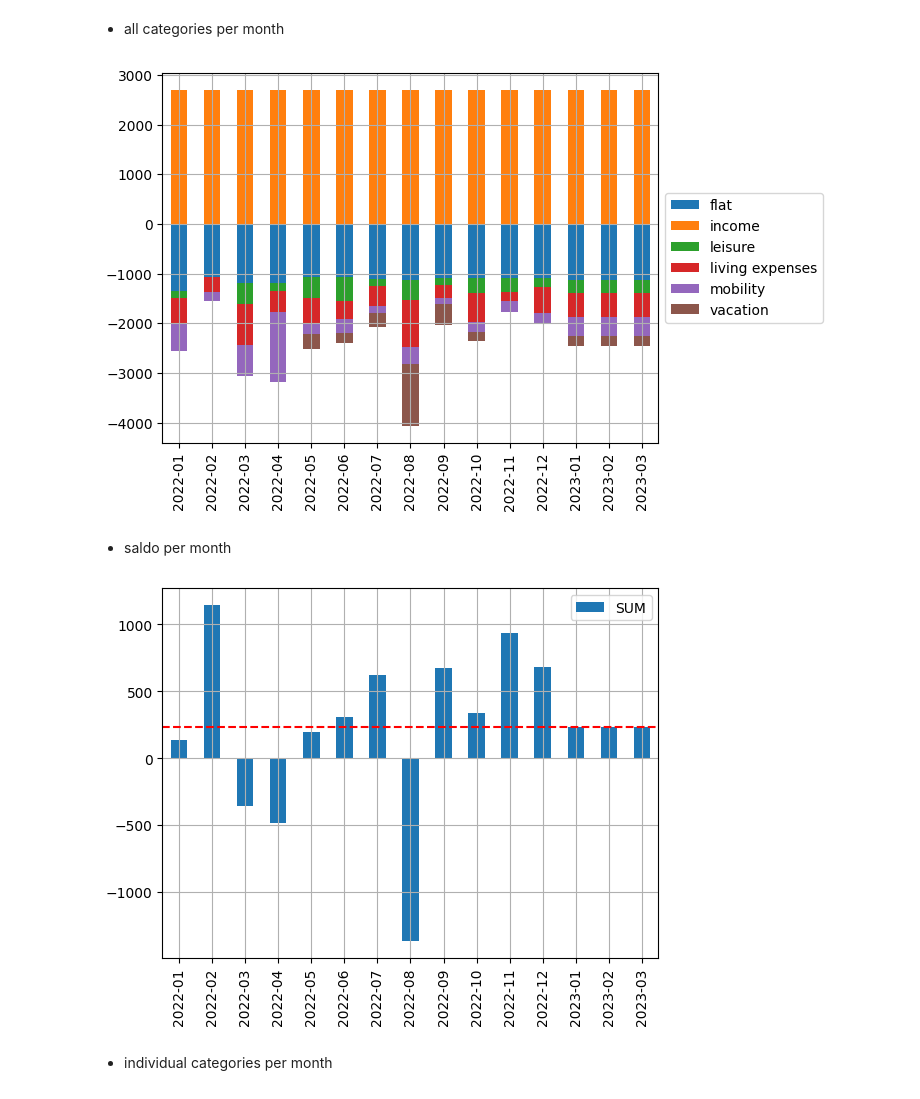
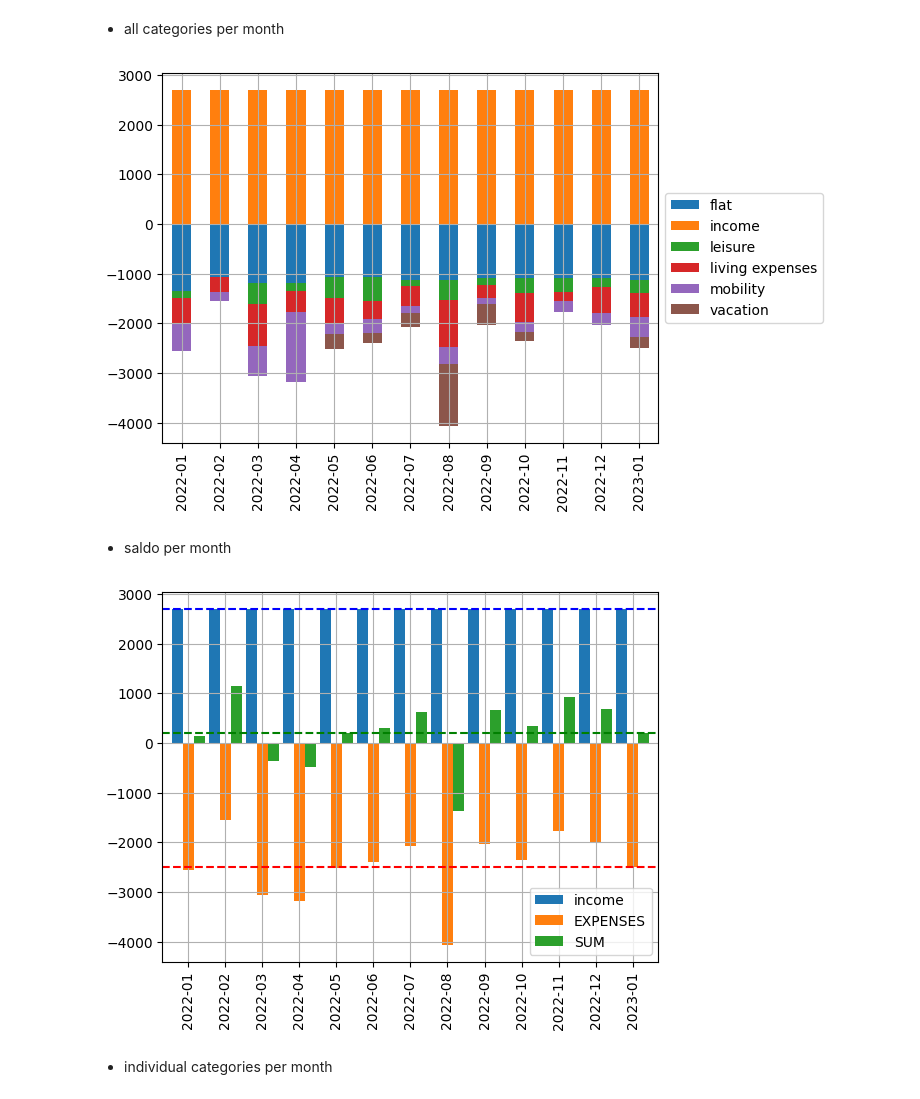
Before and after one commit to gerritnowald/budget_book, a Jupyter notebook: analysis.ipynb, the cells around one changed output. Drawn from its saved outputs; the diff is of its cells as text; code cells hidden in the pictures.

Commit message:
modified table, new plots

```diff
--- a/analysis.ipynb
+++ b/analysis.ipynb
@@ -15,9 +14,6 @@ import plotly.io as pio
 # %% [markdown]
 ## user input
 # %%
-# forecast
-next_months = 3
-
 # column names
 clm = dict(
     date       = 'date'      ,  # in transactions file
@@ -25,10 +21,13 @@ clm = dict(
     category   = 'category'  ,  # in transactions file
     balance    = 'balance'   ,  # in transactions file
     cat_fine   = 'type'      ,  # for fine categories
+    expenses   = 'EXPENSES'  ,  # for result
     sum        = 'SUM'       ,  # for result
     mean_month = '/MONTH'    ,  # for result
-    mean_trsct = '/TRSACT'   ,  # for result
     )
+
+# forecast
+next_months = 1
 # %% [markdown]
 ## read & modify transactions
 - load file
@@ -42,7 +39,3 @@ transactions[clm['date']] = pd.to_datetime(transactions[clm['date']], format='%Y
-# %%
-transactions[ [ clm['category'] , clm['cat_fine'] ] ] = transactions[clm['category']].str.split('/', expand=True)
-
-transactions[clm['cat_fine']].fillna(transactions[clm['category']], inplace=True)
 # %% [markdown]
 - filter time
 # %%
@@ -136,20 +131,30 @@ df_plot = sum_cat_month.transpose().drop([ clm['sum'], clm['mean_month'], clm['m
+# %%
+df_plot_fine = sum_cat_month.transpose().drop([ clm['sum'], clm['mean_month'] ])
+
+sum_cat_month_rough = sum_cat_month.reset_index()
+sum_cat_month_rough['index'] = sum_cat_month_rough['index'].str.split('/', expand=True)[0]
+sum_cat_month_rough = sum_cat_month_rough.groupby('index').sum()
+
+df_plot_rough = sum_cat_month_rough.transpose().drop([ clm['sum'], clm['mean_month'] ]).drop([clm['sum'], clm['expenses']],axis=1)
 # %% [markdown]
 - all categories per month
 # %%
-df_plot.drop([clm['sum']],axis=1).plot.bar(stacked=True)
+df_plot_rough.plot.bar(stacked=True)
 plt.legend(loc='center left', bbox_to_anchor=(1.0, 0.5))
 plt.grid()
 plt.show()
 # %% [output]
-[figure, old version]
+[figure, new version]
 # %% [markdown]
 - saldo per month
 # %%
-df_plot.plot.bar(y=clm['sum'])
-plt.axhline(y=sum_cat_month[clm['mean_month']][clm['sum']], color='r', linestyle='--')
+df_plot_fine.plot.bar(y=['income',clm['expenses'],clm['sum']] , width=0.9)
+plt.axhline(y=sum_cat_month.loc['income',clm['mean_month']], color='b', linestyle='--')
+plt.axhline(y=sum_cat_month.loc[clm['expenses'],clm['mean_month']], color='r', linestyle='--')
+plt.axhline(y=sum_cat_month.loc[clm['sum'],clm['mean_month']], color='g', linestyle='--')
 plt.grid()
 plt.show()
 # %% [output]
-[figure, old version]
+[figure, new version]
 # %% [markdown]
 - individual categories per month
```
Also changed, not shown: parts of 9 cells of this notebook, 1 other file.
